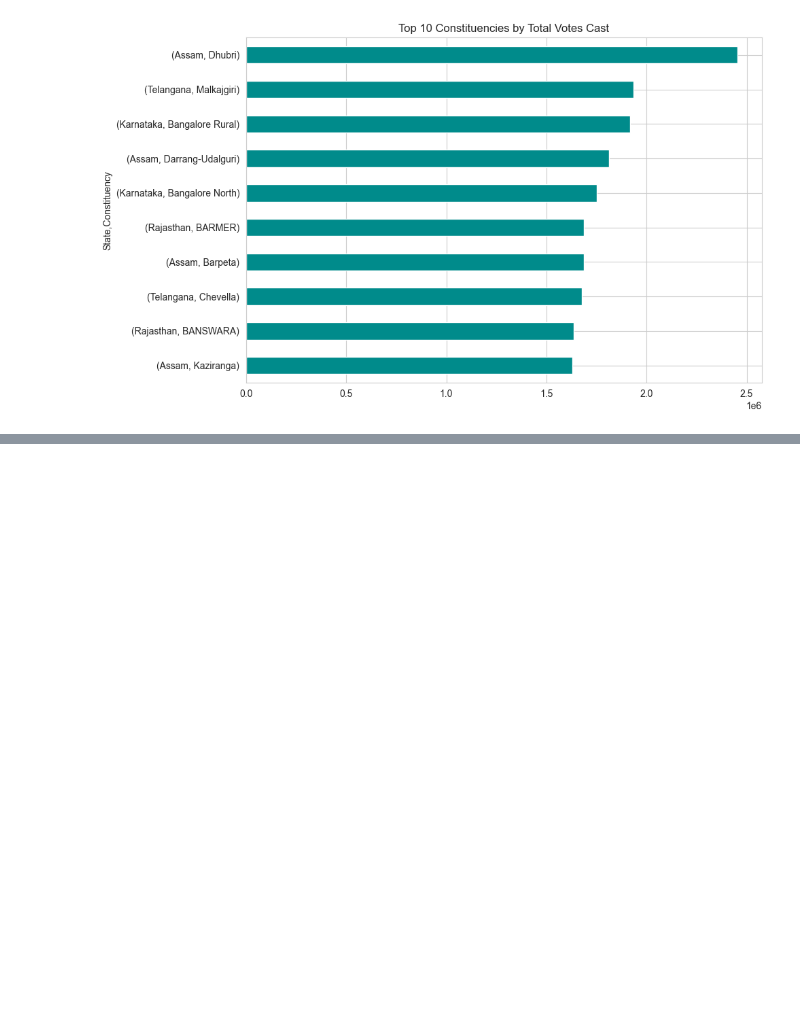
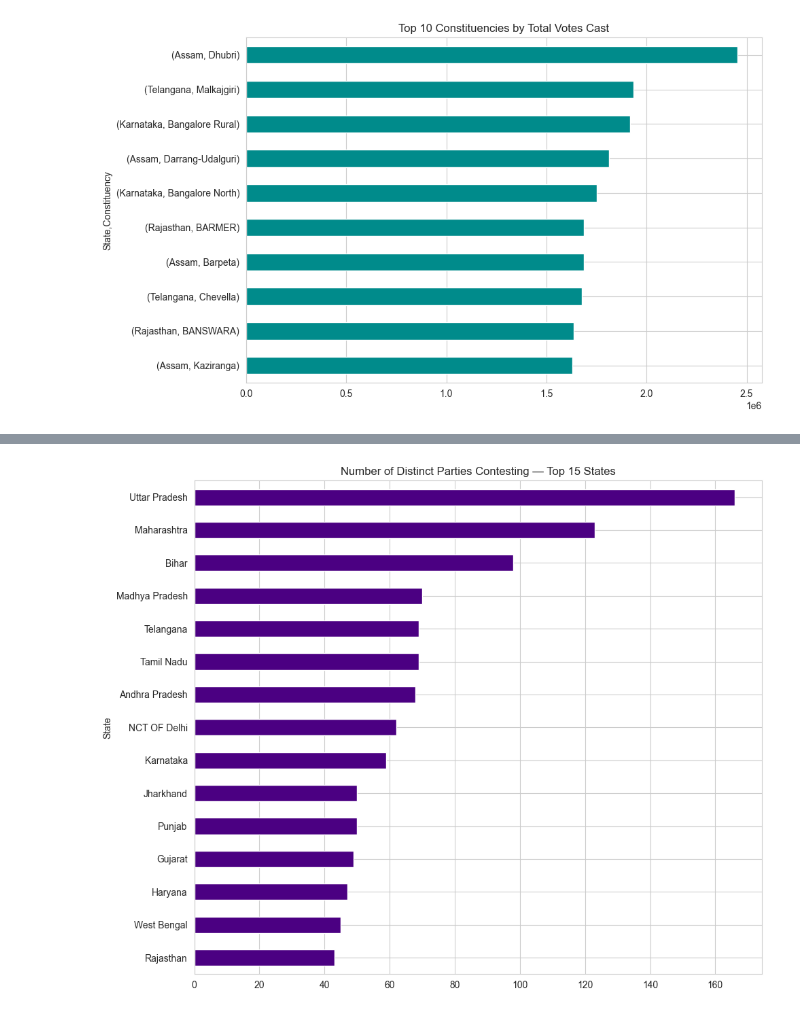
Before and after one commit to geershatisaxena/Election, a Jupyter notebook: res.ipynb, the cells around one changed output, grey strips where cells are left out. Saved outputs shown, nothing was run; the diff lists cells and outputs as text; code cells hidden in the pictures; blank space fills up the shorter version.

```diff
--- a/res.ipynb
+++ b/res.ipynb
@@ -1421,0 +1430,9 @@ plt.tight_layout()
+# %%
+parties_per_state = df.groupby("State")["Party"].nunique().sort_values(ascending=False)
+plt.figure(figsize=(10, 8))
+parties_per_state.head(15).plot(kind="barh", color="indigo")
+plt.title("Number of Distinct Parties Contesting — Top 15 States")
+plt.gca().invert_yaxis()
+plt.tight_layout()
+# %% [output]
+[figure, added]
```
Also changed, not shown: parts of 3 cells of this notebook.
